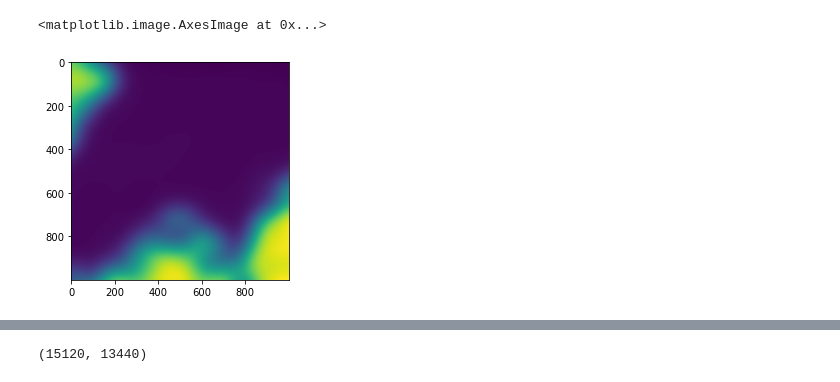
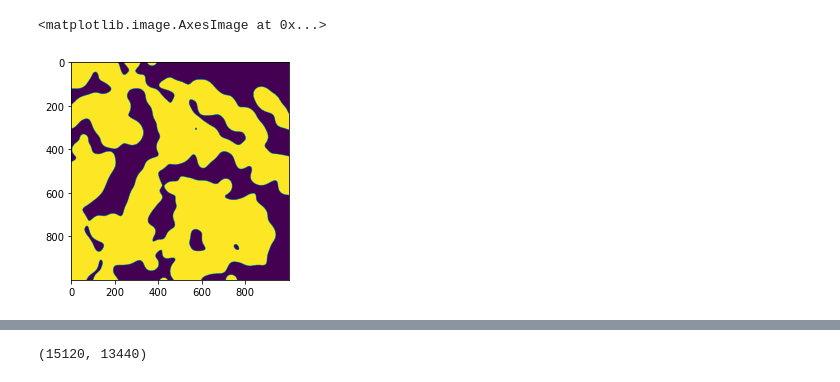
Before and after one commit to estorrs/multiplex-imaging-pipeline, a Jupyter notebook: notebooks/tumor_annotation.ipynb, the cells around one changed output, grey strips where cells are left out. Cells and saved outputs as stored; diff of their text form; code cells hidden in the pictures.

```diff
--- a/notebooks/tumor_annotation.ipynb
+++ b/notebooks/tumor_annotation.ipynb
@@ -39,8 +46,7 @@ plt.imshow(f)
-# %%
-small = f[5000:6000, 5000:6000]
-plt.imshow(small)
-# %% [output]
-<matplotlib.image.AxesImage at 0x...>
-[figure, removed]
-# %%
-f = gaussian(img, sigma=10.)
+# %%
+mask = np.zeros_like(f, dtype=bool)
+mask[f>1000] = True
+plt.imshow(mask)
+# %% [output]
+<matplotlib.image.AxesImage at 0x...>
+[figure, added]
```
Also changed, not shown: parts of 15 cells of this notebook, 2 other files.
